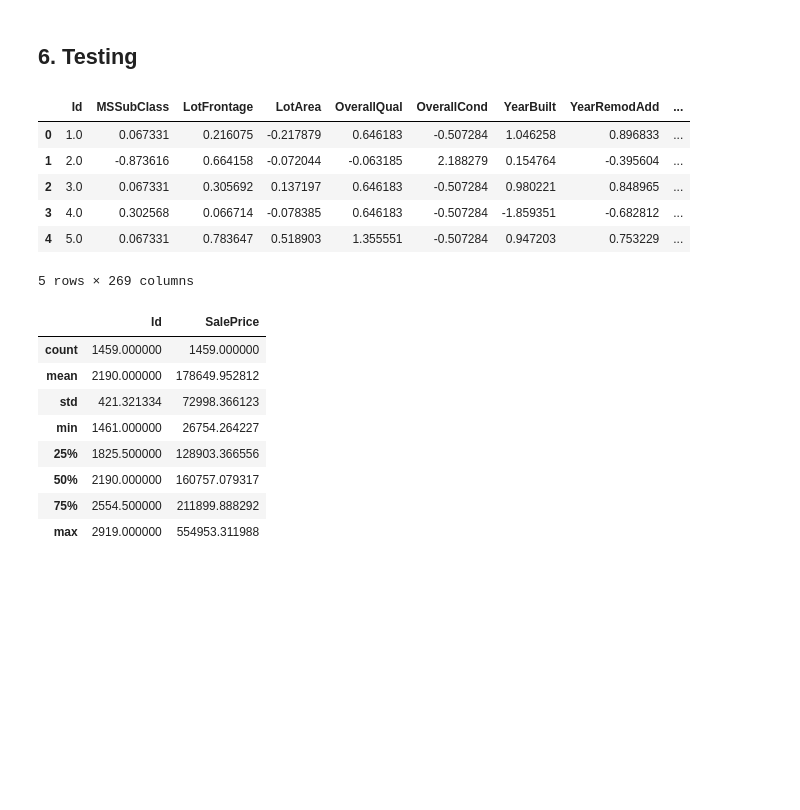
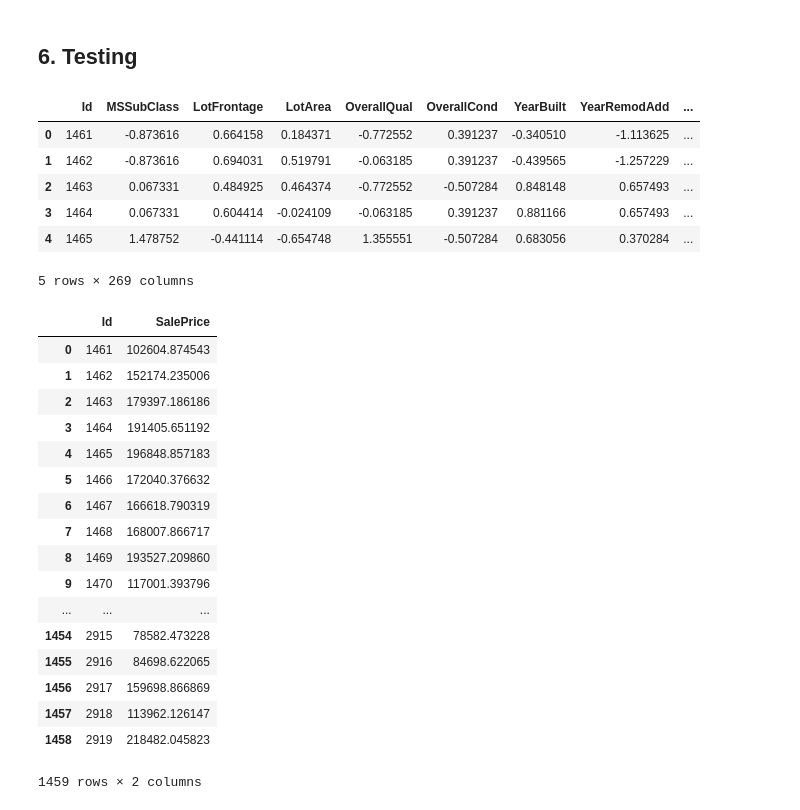
Before and after one commit to joseucsp/Kaggle-House-Prices, a Jupyter notebook: mod2.ipynb, the cells around one changed output. Saved outputs shown, nothing was run; the diff lists cells and outputs as text; code cells hidden in the pictures; blank space fills up the shorter version.

```diff
--- a/mod2.ipynb
+++ b/mod2.ipynb
@@ -236,14 +235,14 @@ test_data.head()
 test_input = test_data.values.astype(np.float64)[:,1:]
 test_input       = test_input.astype(np.float32)
 # %%
-train_data.head()
+test_data.head()
 # %% [output]
 |  | Id | MSSubClass | LotFrontage | LotArea | OverallQual | OverallCond | YearBuilt | YearRemodAdd | ... |
-| 0 | 1.0 | 0.067331 | 0.216075 | -0.217879 | 0.646183 | -0.507284 | 1.046258 | 0.896833 | ... |
-| 1 | 2.0 | -0.873616 | 0.664158 | -0.072044 | -0.063185 | 2.188279 | 0.154764 | -0.395604 | ... |
-| 2 | 3.0 | 0.067331 | 0.305692 | 0.137197 | 0.646183 | -0.507284 | 0.980221 | 0.848965 | ... |
-| 3 | 4.0 | 0.302568 | 0.066714 | -0.078385 | 0.646183 | -0.507284 | -1.859351 | -0.682812 | ... |
-| 4 | 5.0 | 0.067331 | 0.783647 | 0.518903 | 1.355551 | -0.507284 | 0.947203 | 0.753229 | ... |
+| 0 | 1461 | -0.873616 | 0.664158 | 0.184371 | -0.772552 | 0.391237 | -0.340510 | -1.113625 | ... |
+| 1 | 1462 | -0.873616 | 0.694031 | 0.519791 | -0.063185 | 0.391237 | -0.439565 | -1.257229 | ... |
+| 2 | 1463 | 0.067331 | 0.484925 | 0.464374 | -0.772552 | -0.507284 | 0.848148 | 0.657493 | ... |
+| 3 | 1464 | 0.067331 | 0.604414 | -0.024109 | -0.063185 | 0.391237 | 0.881166 | 0.657493 | ... |
+| 4 | 1465 | 1.478752 | -0.441114 | -0.654748 | 1.355551 | -0.507284 | 0.683056 | 0.370284 | ... |
 5 rows × 269 columns
 # %%
 n, m         = test_input.shape
@@ -255,14 +254,23 @@ out     = pd.concat([test_data['Id'],pred_pd], axis=1)
 out.to_csv('all/elastic_net.csv',index=False)
 tt1 = pd.read_csv('all/elastic_net.csv')
 # %%
-tt1.describe()
+tt1
 # %% [output]
 |  | Id | SalePrice |
-| count | 1459.000000 | 1459.000000 |
-| mean | 2190.000000 | 178649.952812 |
-| std | 421.321334 | 72998.366123 |
-| min | 1461.000000 | 26754.264227 |
-| 25% | 1825.500000 | 128903.366556 |
-| 50% | 2190.000000 | 160757.079317 |
-| 75% | 2554.500000 | 211899.888292 |
-| max | 2919.000000 | 554953.311988 |
+| 0 | 1461 | 102604.874543 |
+| 1 | 1462 | 152174.235006 |
+| 2 | 1463 | 179397.186186 |
+| 3 | 1464 | 191405.651192 |
+| 4 | 1465 | 196848.857183 |
+| 5 | 1466 | 172040.376632 |
+| 6 | 1467 | 166618.790319 |
+| 7 | 1468 | 168007.866717 |
+| 8 | 1469 | 193527.209860 |
+| 9 | 1470 | 117001.393796 |
+| ... | ... | ... |
+| 1454 | 2915 | 78582.473228 |
+| 1455 | 2916 | 84698.622065 |
+| 1456 | 2917 | 159698.866869 |
+| 1457 | 2918 | 113962.126147 |
+| 1458 | 2919 | 218482.045823 |
+1459 rows × 2 columns
```
Also changed, not shown: parts of 3 cells of this notebook, 6 other files.
